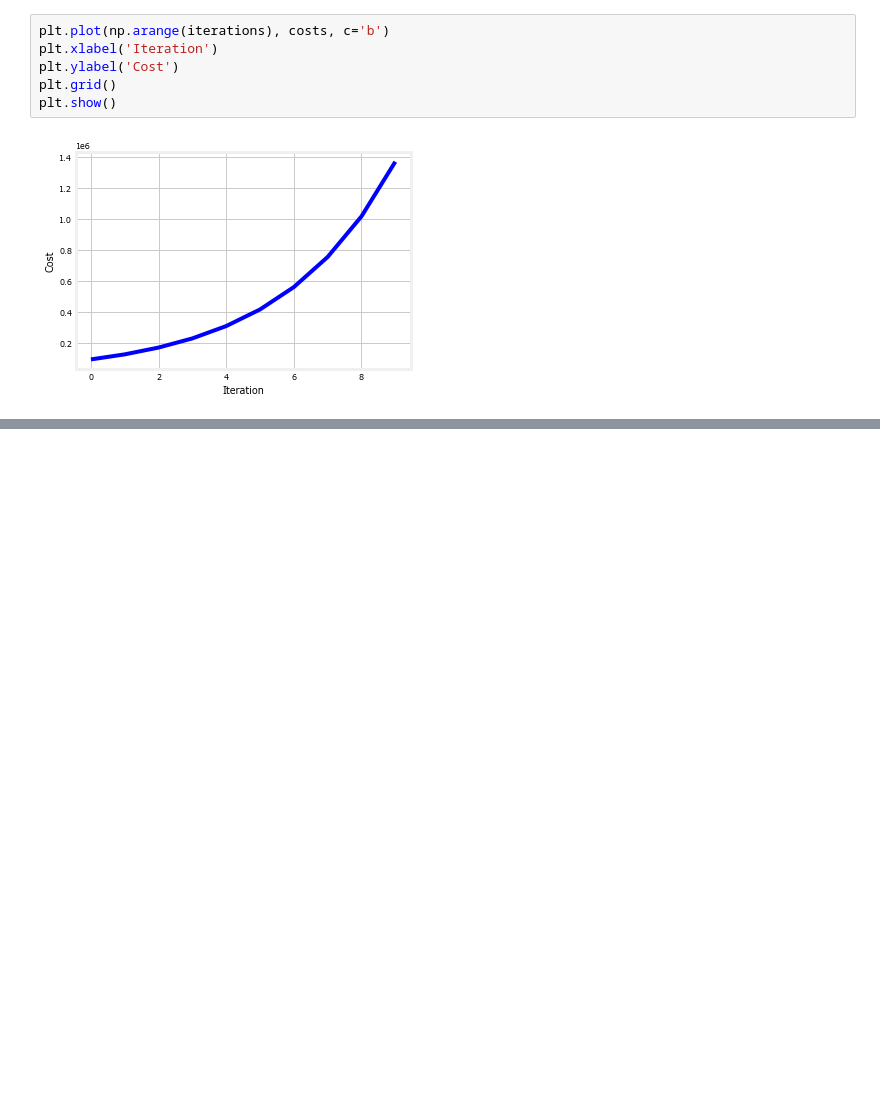
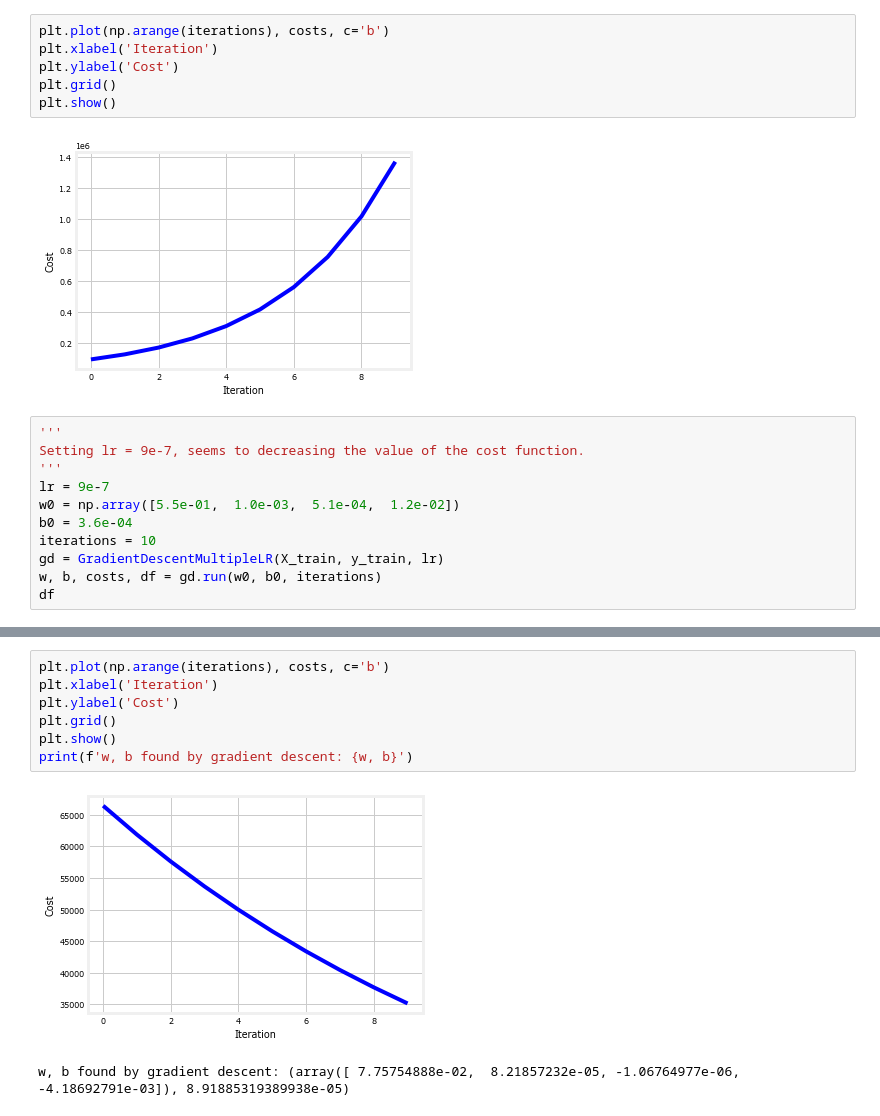
Before and after one commit to ammarlodhi255/supervised-learning-from-scratch, a Jupyter notebook: regression/feature_scaling_multiple_features.ipynb, the cells around one changed output, grey strips where cells are left out. Drawn from its saved outputs; the diff is of its cells as text; blank space fills up the shorter version.

Commit message:
decreasing the learning rate

```diff
--- a/regression/feature_scaling_multiple_features.ipynb
+++ b/regression/feature_scaling_multiple_features.ipynb
@@ -172,3 +172,14 @@ plt.grid()
 plt.show()
 # %% [output]
 [figure]
+# %%
+'''
+Setting lr = 9e-7, seems to decreasing the value of the cost function.
+'''
+lr = 9e-7
+w0 = np.array([5.5e-01,  1.0e-03,  5.1e-04,  1.2e-02])
+b0 = 3.6e-04
+iterations = 10
+gd = GradientDescentMultipleLR(X_train, y_train, lr)
+w, b, costs, df = gd.run(w0, b0, iterations)
+df
@@ -174,0 +198,10 @@ plt.show()
+# %%
+plt.plot(np.arange(iterations), costs, c='b')
+plt.xlabel('Iteration')
+plt.ylabel('Cost')
+plt.grid()
+plt.show()
+print(f'w, b found by gradient descent: {w, b}')
+# %% [output]
+[figure, added]
+w, b found by gradient descent: (array([ 7.75754888e-02,  8.21857232e-05, -1.06764977e-06, -4.18692791e-03]), 8.91885319389938e-05)
```
Also changed, not shown: parts of 1 cell of this notebook, 1 other file.
